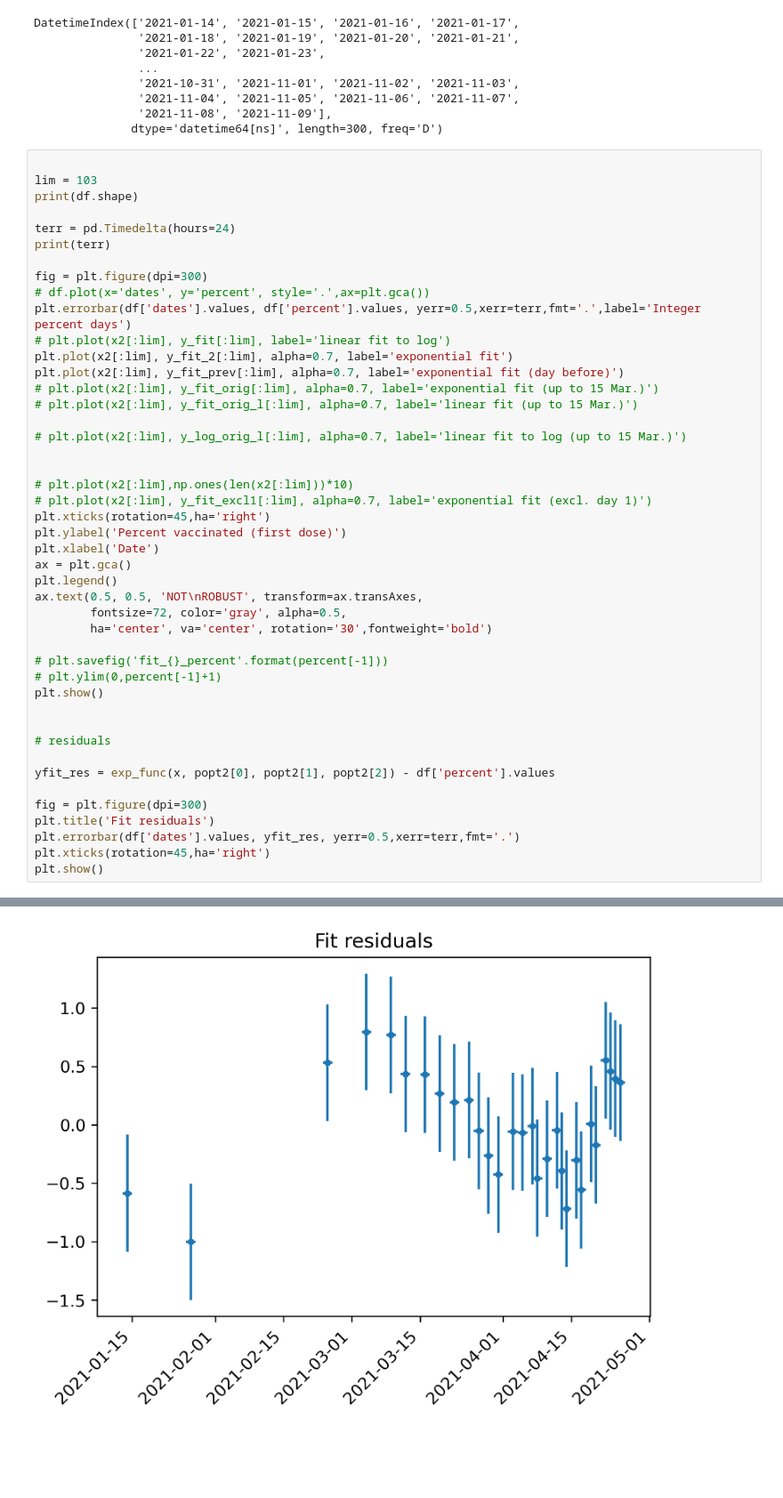
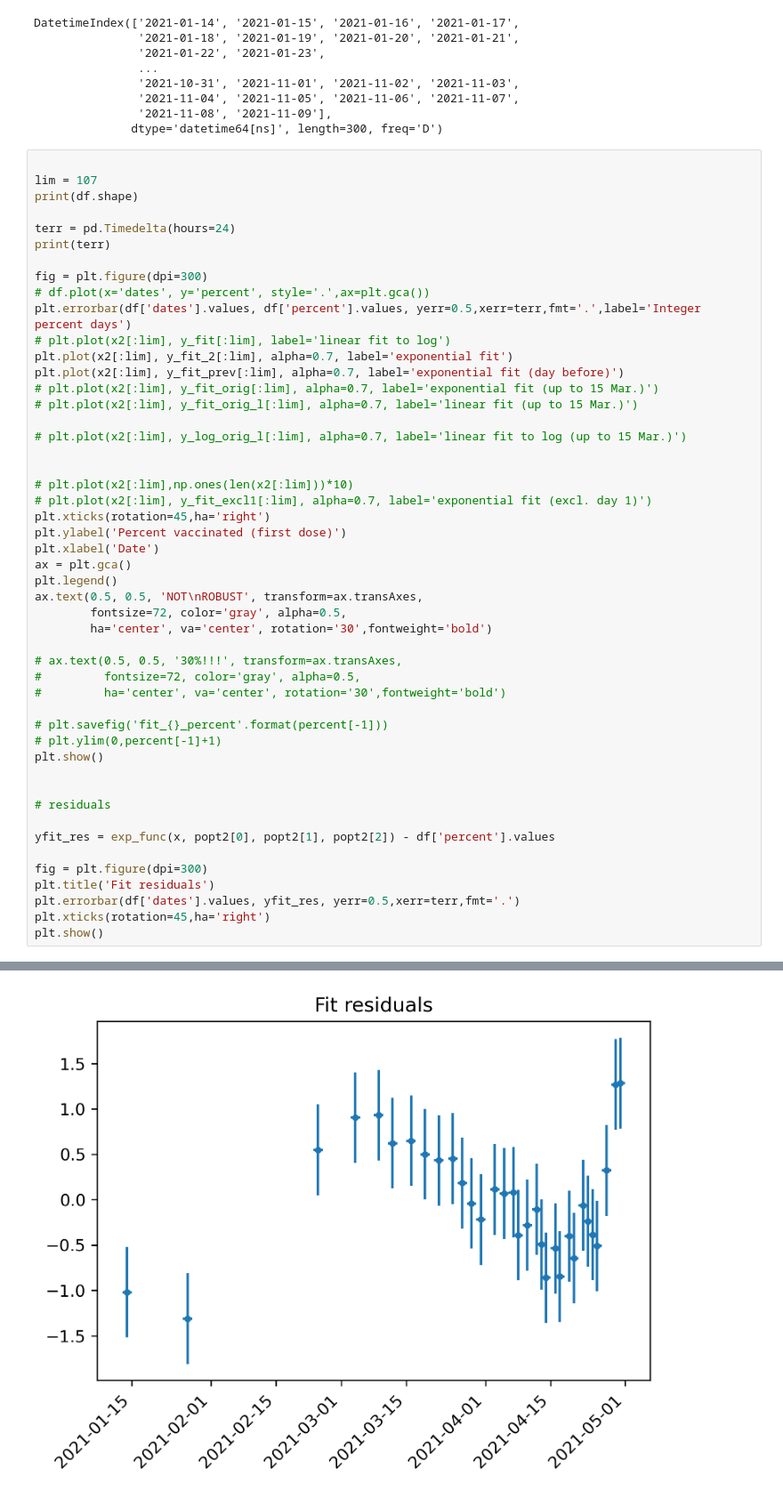
Before and after one commit to ac137/vacc-curvefit, a Jupyter notebook: vacc-curvefit.ipynb, the cells around one changed output, grey strips where cells are left out. Shown at 89% size. Drawn from its saved outputs; the diff is of its cells as text; blank space fills up the shorter version.

```diff
--- a/vacc-curvefit.ipynb
+++ b/vacc-curvefit.ipynb
@@ -129,7 +129,7 @@ DatetimeIndex(['2021-01-14', '2021-01-15', '2021-01-16', '2021-01-17',
               dtype='datetime64[ns]', length=300, freq='D')
 # %%
 
-lim = 103
+lim = 107
 print(df.shape)
 
 terr = pd.Timedelta(hours=24)
@@ -158,6 +158,10 @@ ax.text(0.5, 0.5, 'NOT\nROBUST', transform=ax.transAxes,
         fontsize=72, color='gray', alpha=0.5,
         ha='center', va='center', rotation='30',fontweight='bold')
 
+# ax.text(0.5, 0.5, '30%!!!', transform=ax.transAxes,
+#         fontsize=72, color='gray', alpha=0.5,
+#         ha='center', va='center', rotation='30',fontweight='bold')
+
 # plt.savefig('fit_{}_percent'.format(percent[-1]))
 # plt.ylim(0,percent[-1]+1)
 plt.show()
@@ -179,4 +183,4 @@ plt.show()
-[figure, old version]
+[figure, new version]
 # %%
 # predict next percent based on exponential fit (extremely speculative)
 
```
Also changed, not shown: parts of 7 cells of this notebook.
